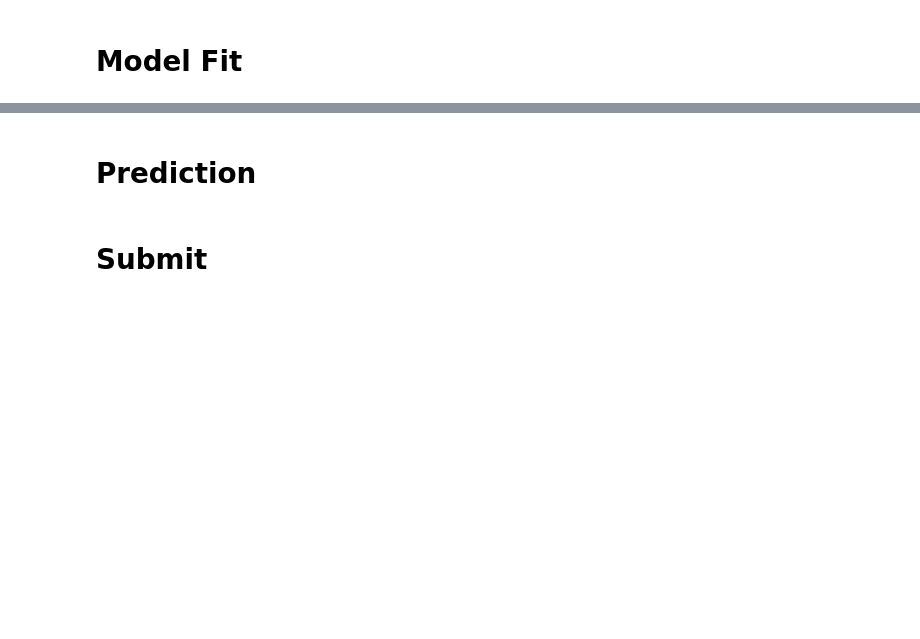
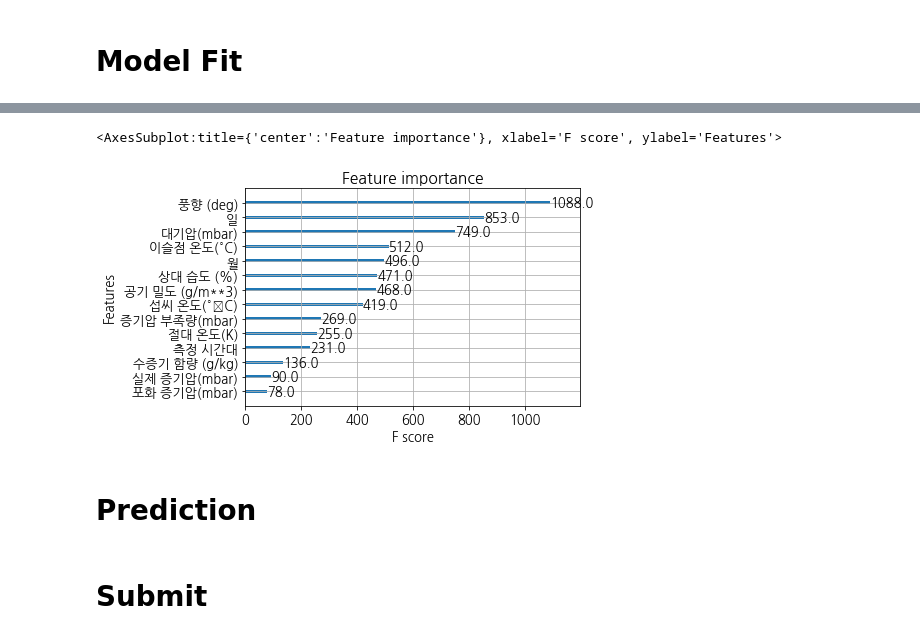
Before and after one commit to YoungjaeKang/dacon_windspeed_analysis, a Jupyter notebook: dacon_windspeed_analysis_v0.ipynb, the cells around one changed output, grey strips where cells are left out. Saved outputs shown, nothing was run; the diff lists cells and outputs as text; code cells hidden in the pictures; blank space fills up the shorter version.

```diff
--- a/dacon_windspeed_analysis_v0.ipynb
+++ b/dacon_windspeed_analysis_v0.ipynb
@@ -169,0 +211,25 @@ dt_clf = DecisionTreeRegressor(random_state=11)
+# %%
+# 탐색할 하이퍼파라미터 분포 설정
+param_dist = {
+    'n_estimators': randint(50, 200),                # 트리의 개수 (50~199 사이의 정수값 랜덤 선택)
+    'max_depth': randint(3, 11),                     # 트리의 최대 깊이 (3~10 사이의 정수값 랜덤 선택)
+    'learning_rate': uniform(0.001, 0.1),            # 학습률 (0.001~0.1 사이의 실수값 랜덤 선택)
+    'subsample': uniform(0.8, 0.2),                  # 데이터 샘플링 비율 (0.8~1.0 사이의 실수값 랜덤 선택)
+    'colsample_bytree': uniform(0.8, 0.2),           # 트리 생성에 사용할 피처의 비율 (0.8~1.0 사이의 실수값 랜덤 선택)
+}
+# %%
+# Grid Search 시작 시간 기록
+start_time = time.time()
+
+# RandomizedSearchCV를 사용하여 모델 튜닝
+random_search = RandomizedSearchCV(estimator=xgb_model, param_distributions=param_dist, n_iter=5, cv=3, n_jobs=-1)
+random_search.fit(train_x, train_y)
+
+# Grid Search 종료 시간 기록
+end_time = time.time()
+
+# 걸린 시간 계산
+elapsed_time = end_time - start_time
+
+# 걸린 시간 출력
+print("Grid Search elapsed time: {:.2f} seconds".format(elapsed_time))
@@ -170,4 +263,4 @@ dt_clf = DecisionTreeRegressor(random_state=11)
 # %% [markdown]
 # Model Fit
 # %%
-dt_clf.fit(train_x , train_y)
+# dt_clf.fit(train_x , train_y)
@@ -173,0 +270,4 @@ dt_clf.fit(train_x , train_y)
+# %%
+# 최적의 하이퍼파라미터로 모델 생성 및 훈련
+best_xgb_model = XGBRegressor(**random_search.best_params_)
+best_xgb_model.fit(train_x, train_y)
@@ -174,3 +286,8 @@ dt_clf.fit(train_x , train_y)
+# %%
+xgboost.plot_importance(best_xgb_model)
+# %% [output]
+<AxesSubplot:title={'center':'Feature importance'}, xlabel='F score', ylabel='Features'>
+[figure, added]
 # %% [markdown]
 # Prediction
 # %%
```
Also changed, not shown: parts of 17 cells of this notebook, 6 other files.
